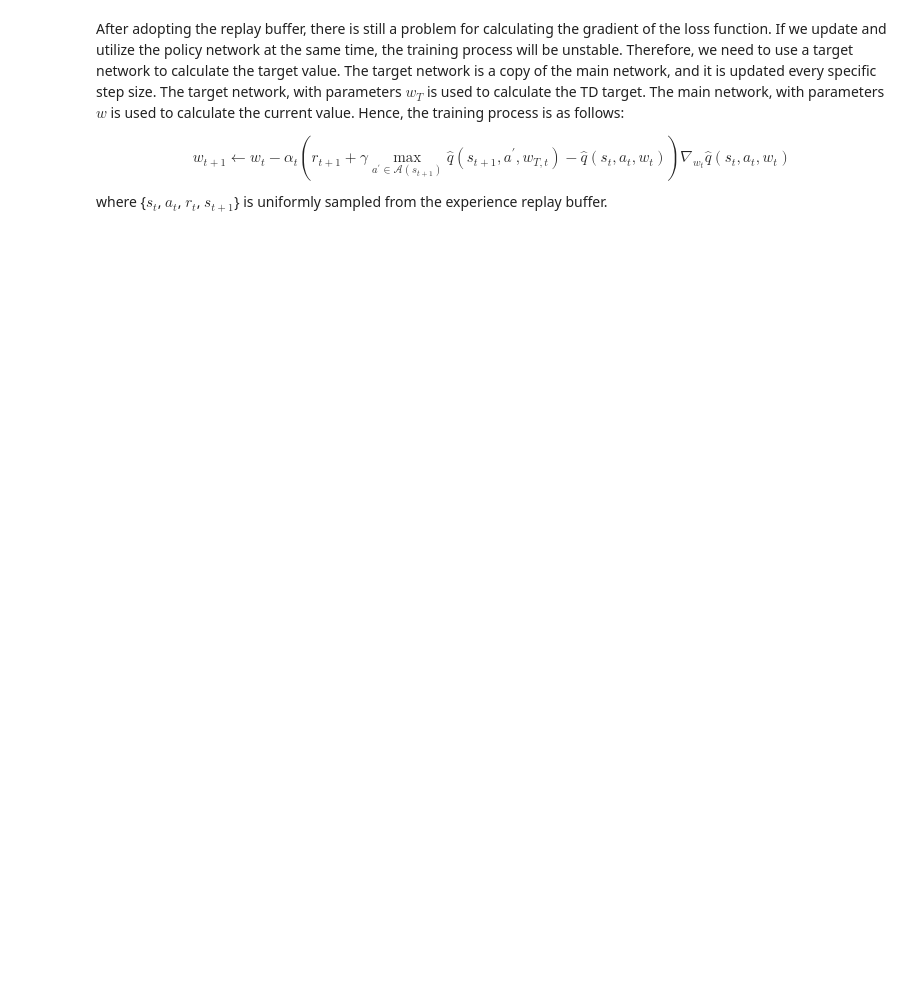
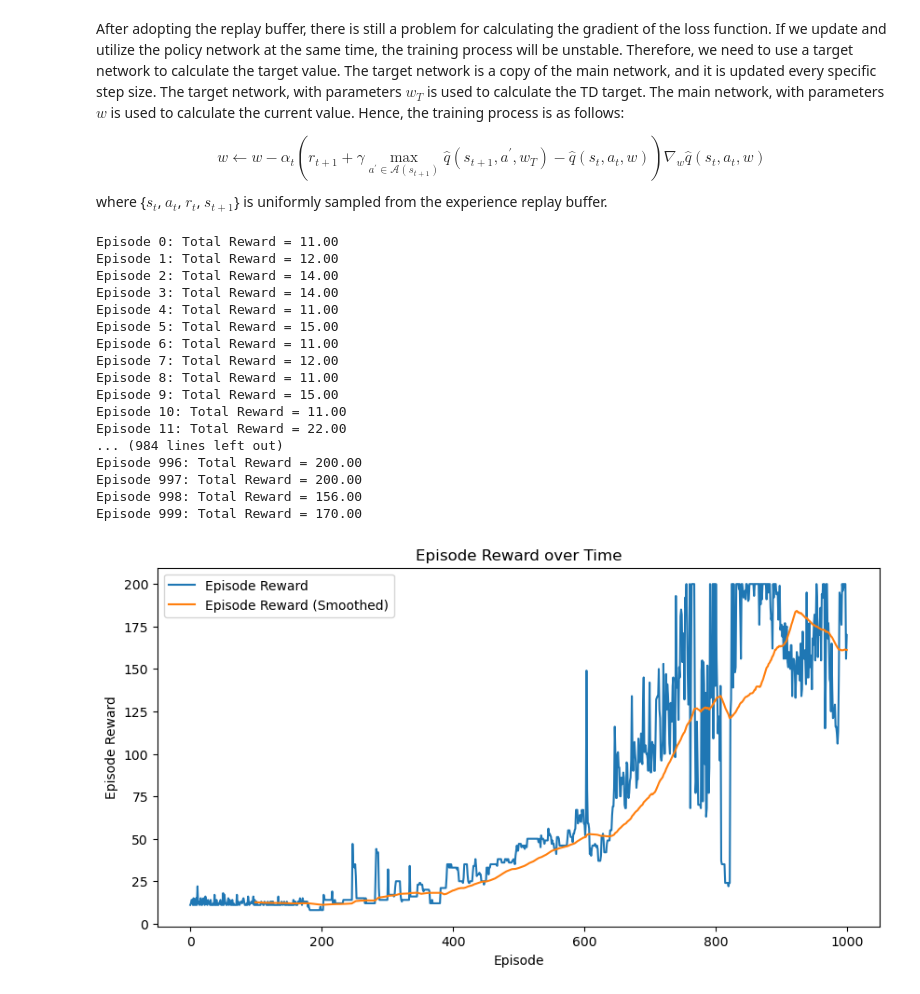
Before and after one commit to RanZhu1989/RL_PlayGround, a Jupyter notebook: Value_Function_Approximation/DQN_Vanilla.ipynb, the cells around one changed output. Cells and saved outputs as stored; diff of their text form; code cells hidden in the pictures; blank space fills up the shorter version.

Commit message:
Bug fixed. Add plotting

```diff
--- a/Value_Function_Approximation/DQN_Vanilla.ipynb
+++ b/Value_Function_Approximation/DQN_Vanilla.ipynb
@@ -11,7 +13,7 @@ from typing import Tuple
 After adopting the replay buffer, there is still a problem for calculating the gradient of the loss function. If we update and utilize the policy network at the same time, the training process will be unstable. Therefore, we need to use a target network to calculate the target value. The target network is a copy of the main network, and it is updated every specific step size. The target network, with parameters $w_T$ is used to calculate the TD target. The main network, with parameters $w$ is used to calculate the current value. Hence, the training process is as follows:
 
 \begin{equation}
-w_{t+1} \gets w_t - \alpha_t \left(r_{t+1}+\gamma \max_{a^{\prime} \in \mathcal{A}(s_{t+1})} \hat{q}\left(s_{t+1}, a^{\prime}, w_{T,t}\right)-\hat{q}(s_t, a_t, w_t)\right) \nabla_{w_t} \hat{q}(s_t, a_t, w_t)
+w \gets w - \alpha_t \left(r_{t+1}+\gamma \max_{a^{\prime} \in \mathcal{A}(s_{t+1})} \hat{q}\left(s_{t+1}, a^{\prime}, w_{T}\right)-\hat{q}(s_t, a_t, w)\right) \nabla_{w} \hat{q}(s_t, a_t, w)
 \end{equation}
 where \{$s_t$, $a_t$, $r_t$, $s_{t+1}$\} is uniformly sampled from the experience replay buffer.
 # %%
@@ -90,10 +92,10 @@ class DQN_Agent():
                               batch_action:np.ndarray,
                               batch_reward:np.ndarray,
                               batch_next_obs:np.ndarray,
-                              batch_terminated:np.ndarray) -> None:
+                              batch_done:np.ndarray) -> None:
 
         batch_current_Q = torch.gather(self.main_Q_func(batch_obs),1,batch_action).squeeze(1)
-        batch_TD_target = batch_reward + (1-batch_terminated) * self.gamma * self.target_Q_func(batch_next_obs).max(1)[0]
+        batch_TD_target = batch_reward + (1-batch_done) * self.gamma * self.target_Q_func(batch_next_obs).max(1)[0]
         loss = self.criteria(batch_current_Q,batch_TD_target)
 
         self.optimizer.zero_grad()
@@ -106,10 +108,10 @@ class DQN_Agent():
                         action:int,
                         reward:float,
                         next_obs:np.ndarray,
-                        terminated:bool) -> None:
+                        done:bool) -> None:
 
         self.exp_counter += 1
-        self.replay_buffer.append((obs,action,reward,next_obs,terminated))
+        self.replay_buffer.append((obs,action,reward,next_obs,done))
 
         if len(self.replay_buffer) > self.replay_start_size and self.exp_counter%self.replay_frequent == 0:
             self.batch_Q_approximation(*self.replay_buffer.sample(self.batch_size))
@@ -119,18 +121,18 @@ class DQN_Agent():
             self.sync_target_Q_func()
 # %%
 class Q_Network(torch.nn.Module):
+    """You can define your own network structure here."""
     def __init__(self,obs_dim:int,action_dim) -> None:
         super(Q_Network,self).__init__()
         self.fc1 = torch.nn.Linear(obs_dim,64)
-        self.fc2 = torch.nn.Linear(64,64)
-        self.fc3 = torch.nn.Linear(64,action_dim)
+        self.fc2 = torch.nn.Linear(64,action_dim)
 
     def forward(self,x:torch.Tensor) -> torch.Tensor:
         x = self.fc1(x)
         x = F.relu(x)
         x = self.fc2(x)
-        x = F.relu(x)
-        return self.fc3(x)
+
+        return x
 # %%
 class ReplayBuffer():
     def __init__(self,capacity:int,device:torch.device = torch.device("cpu")) -> None:
@@ -142,7 +144,7 @@ class ReplayBuffer():
 
     def sample(self,batch_size:int) -> Tuple[torch.Tensor,torch.Tensor,torch.Tensor,torch.Tensor,torch.Tensor]:
         mini_batch = random.sample(self.buffer,batch_size)
-        obs_batch, action_batch, reward_batch, next_obs_batch, terminated_batch = zip(*mini_batch)
+        obs_batch, action_batch, reward_batch, next_obs_batch, done_batch = zip(*mini_batch)
 
         obs_batch = np.array(obs_batch)
         next_obs_batch = np.array(next_obs_batch)
@@ -154,9 +156,9 @@ class ReplayBuffer():
 
         reward_batch = torch.tensor(reward_batch,dtype=torch.float32,device=self.device)
         next_obs_batch = torch.tensor(next_obs_batch,dtype=torch.float32,device=self.device)
-        terminated_batch = torch.tensor(terminated_batch,dtype=torch.int64,device=self.device)
+        done_batch = torch.tensor(done_batch,dtype=torch.int64,device=self.device)
 
-        return obs_batch, action_batch, reward_batch, next_obs_batch, terminated_batch
+        return obs_batch, action_batch, reward_batch, next_obs_batch, done_batch
 
     def __len__(self) -> int:
         return len(self.buffer)
@@ -243,13 +275,33 @@ class TrainManager():
 # %%
 if __name__ == "__main__":
-    env = gym.make('CartPole-v1')
+    env = gym.make('CartPole-v0')
     Manger = TrainManager(env = env,
                         episode_num = 1000,
                         lr = 0.001,
                         gamma = 0.9,
                         epsilon = 0.3,
                         target_sync_frequent = 200,
                         mini_epsilon = 0.01,
                         explore_decay_rate = 0.0001
                         )
     Manger.train()
+    Manger.plotting()
+# %% [output]
+Episode 0: Total Reward = 11.00
+Episode 1: Total Reward = 12.00
+Episode 2: Total Reward = 14.00
+Episode 3: Total Reward = 14.00
+Episode 4: Total Reward = 11.00
+Episode 5: Total Reward = 15.00
+Episode 6: Total Reward = 11.00
+Episode 7: Total Reward = 12.00
+Episode 8: Total Reward = 11.00
+Episode 9: Total Reward = 15.00
+Episode 10: Total Reward = 11.00
+Episode 11: Total Reward = 22.00
+... (984 lines left out)
+Episode 996: Total Reward = 200.00
+Episode 997: Total Reward = 200.00
+Episode 998: Total Reward = 156.00
+Episode 999: Total Reward = 170.00
+[figure, added]
```
Also changed, not shown: parts of 2 cells of this notebook, 4 other files.
